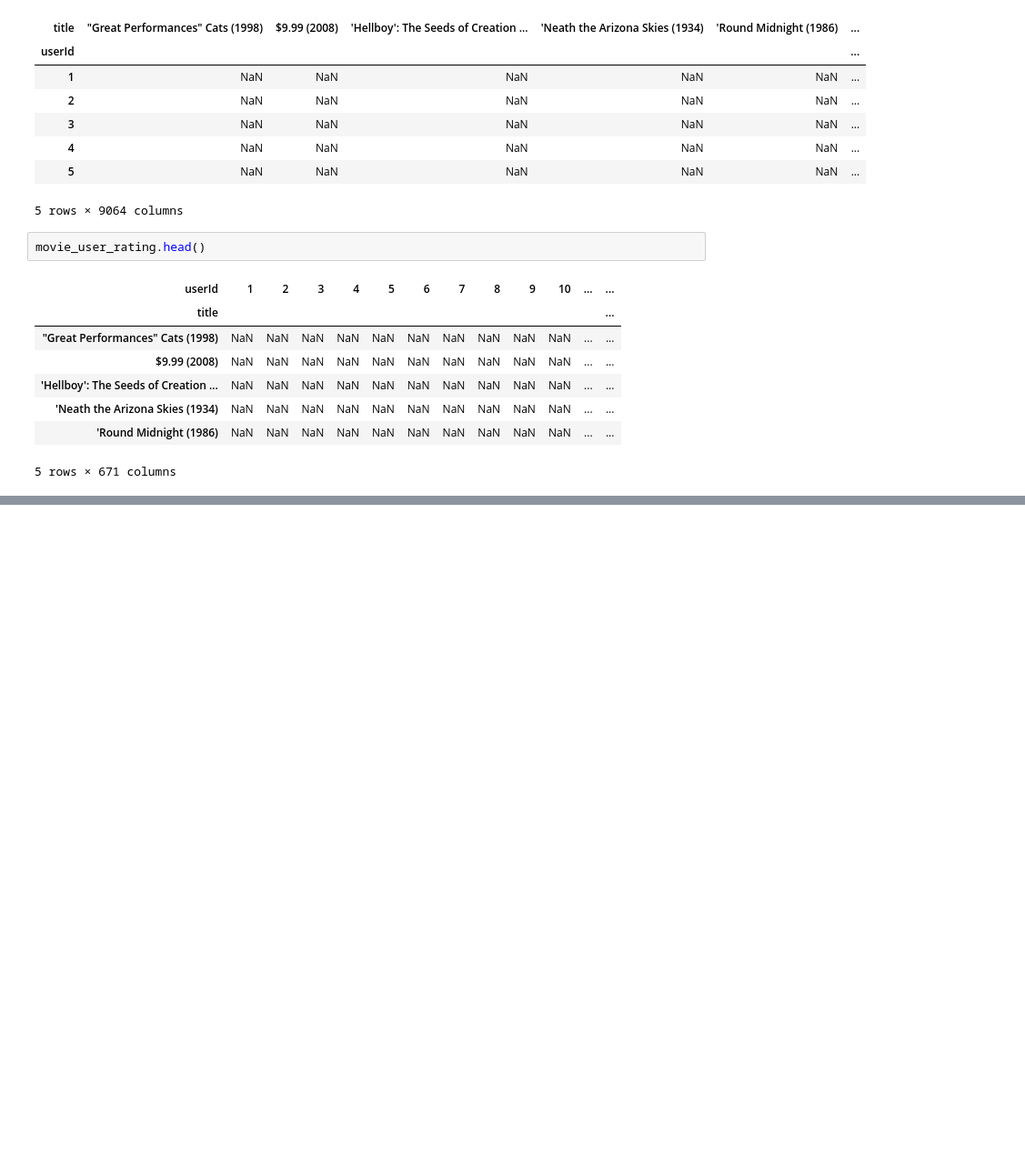
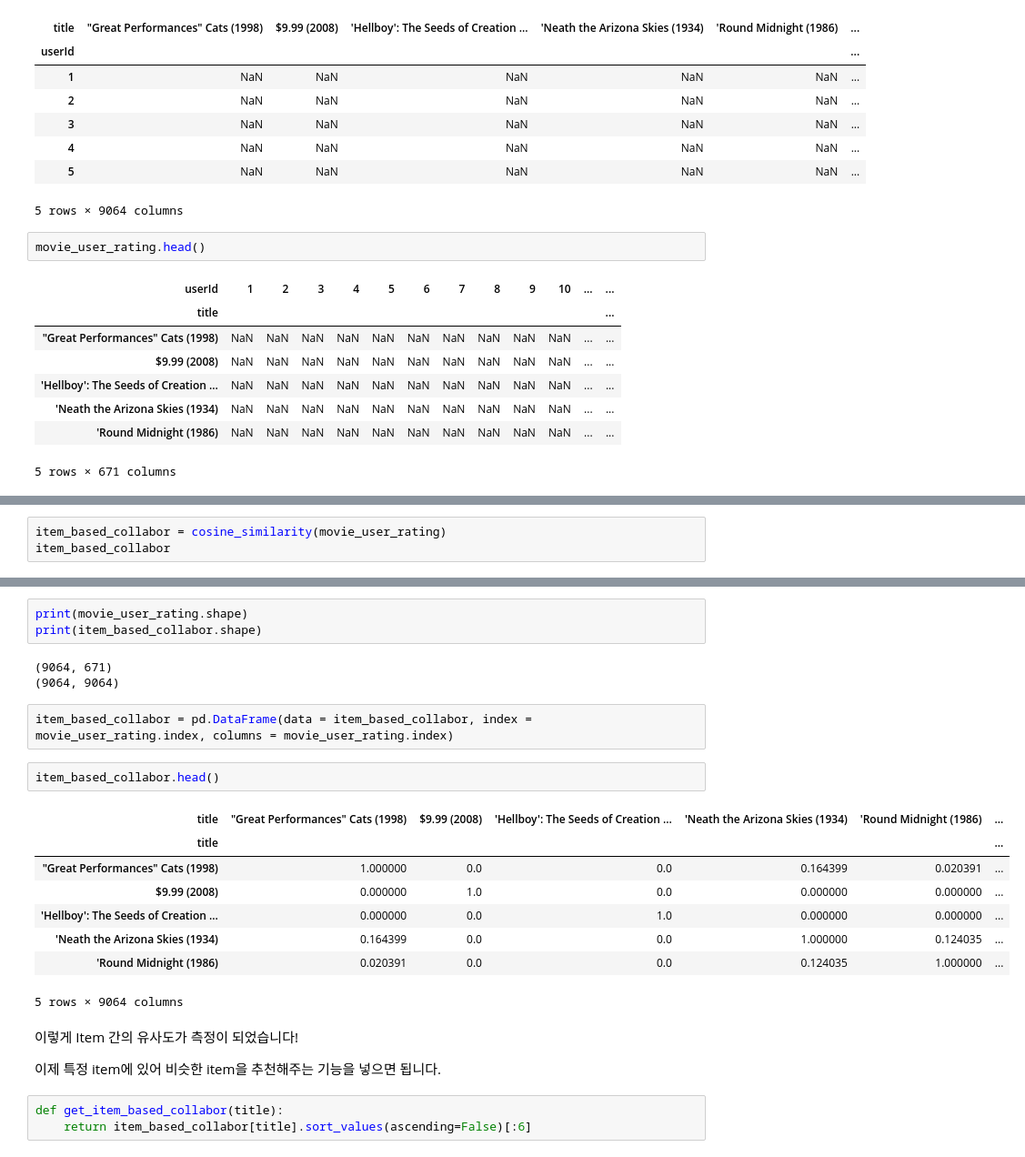
Before and after one commit to lsjsj92/machine_learning_basic, a Jupyter notebook: 026.recommendation system basic with Python - 2 Collaborative Filtering.ipynb, the cells around one changed output, grey strips where cells are left out. Shown at 91% size. Saved outputs shown, nothing was run; the diff lists cells and outputs as text; blank space fills up the shorter version.

```diff
--- a/026.recommendation system basic with Python - 2 Collaborative Filtering.ipynb
+++ b/026.recommendation system basic with Python - 2 Collaborative Filtering.ipynb
@@ -272,0 +294,3 @@ movie_user_rating.head()
+# %%
+item_based_collabor = cosine_similarity(movie_user_rating)
+item_based_collabor
@@ -272,0 +311,26 @@ movie_user_rating.head()
+# %%
+print(movie_user_rating.shape)
+print(item_based_collabor.shape)
+# %% [output]
+(9064, 671)
+(9064, 9064)
+# %%
+item_based_collabor = pd.DataFrame(data = item_based_collabor, index = movie_user_rating.index, columns = movie_user_rating.index)
+# %%
+item_based_collabor.head()
+# %% [output]
+| title | "Great Performances" Cats (1998) | $9.99 (2008) | 'Hellboy': The Seeds of Creation ... | 'Neath the Arizona Skies (1934) | 'Round Midnight (1986) | ... |
+| title |  |  |  |  |  | ... |
+| "Great Performances" Cats (1998) | 1.000000 | 0.0 | 0.0 | 0.164399 | 0.020391 | ... |
+| $9.99 (2008) | 0.000000 | 1.0 | 0.0 | 0.000000 | 0.000000 | ... |
+| 'Hellboy': The Seeds of Creation ... | 0.000000 | 0.0 | 1.0 | 0.000000 | 0.000000 | ... |
+| 'Neath the Arizona Skies (1934) | 0.164399 | 0.0 | 0.0 | 1.000000 | 0.124035 | ... |
+| 'Round Midnight (1986) | 0.020391 | 0.0 | 0.0 | 0.124035 | 1.000000 | ... |
+5 rows × 9064 columns
+# %% [markdown]
+이렇게 Item 간의 유사도가 측정이 되었습니다!
+
+이제 특정 item에 있어 비슷한 item을 추천해주는 기능을 넣으면 됩니다.
+# %%
+def get_item_based_collabor(title):
+    return item_based_collabor[title].sort_values(ascending=False)[:6]
```
Also changed, not shown: parts of 6 cells of this notebook, 1 other file.
